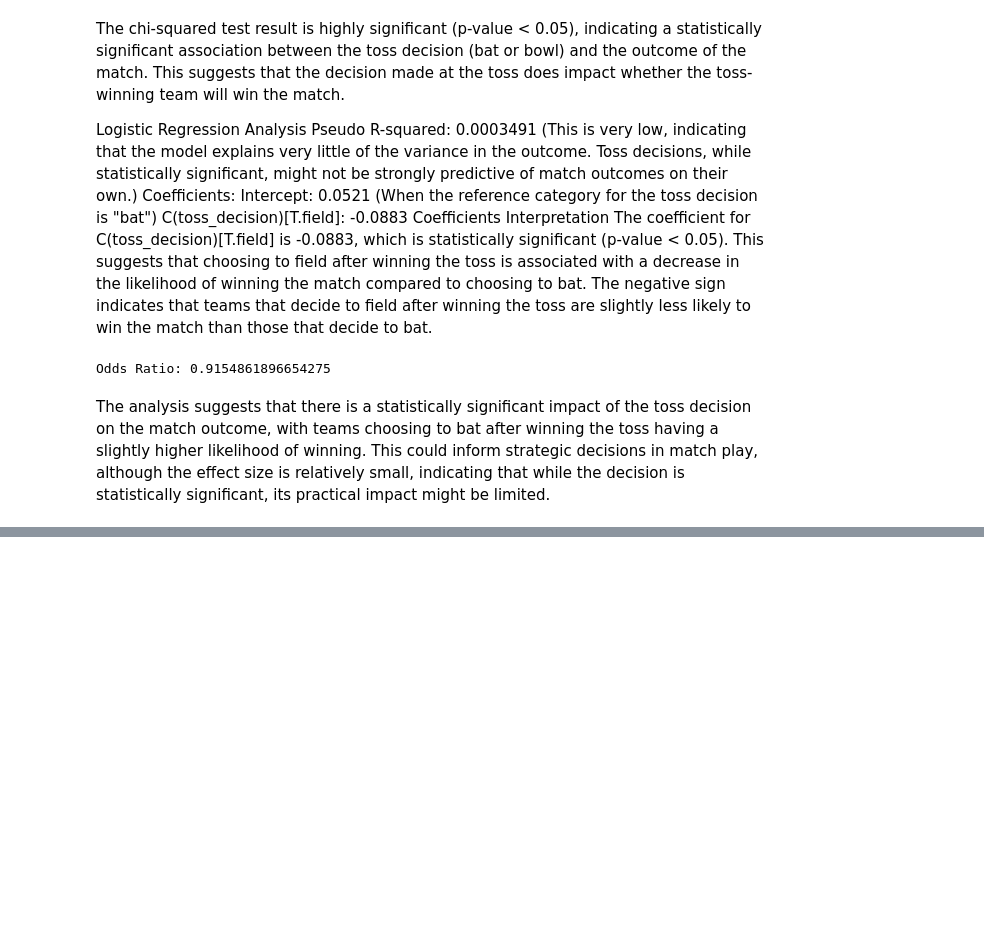
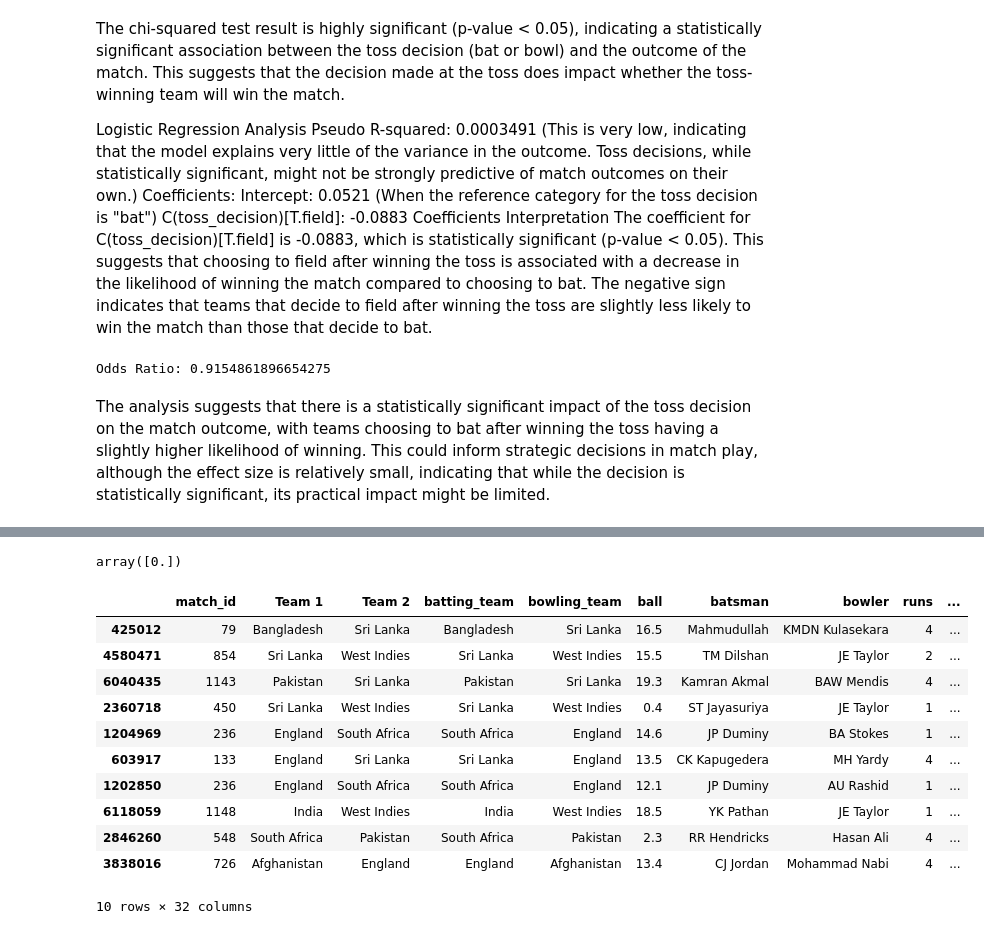
Before and after one commit to niiiiiiiiik/research_project, a Jupyter notebook: toss_assistant.ipynb, the cells around one changed output, grey strips where cells are left out. Saved outputs shown, nothing was run; the diff lists cells and outputs as text; code cells hidden in the pictures; blank space fills up the shorter version.

```diff
--- a/toss_assistant.ipynb
+++ b/toss_assistant.ipynb
@@ -195,10 +190,3 @@ combined_df = combined_df.loc[:,~combined_df.columns.duplicated()]
 cities = np.where(combined_df['city'].isnull(),combined_df['venue'].str.split().apply(lambda x:x[0]),combined_df['city'])
 # %%
 combined_df['city'] = cities
-# %%
-# Remove rows where 'match_winner' is missing
-initial_count = combined_df.shape[0]
-combined_df.dropna(subset=['match_winner'], inplace=True)
-final_count = combined_df.shape[0]
-
-print(f"Dropped {initial_count - final_count} rows due to missing match winners.")
@@ -493,0 +615,21 @@ The analysis suggests that there is a statistically significant impact of the to
+# %%
+combined_df['total_precip_mm'].unique()
+# %% [output]
+array([0.])
+# %%
+combined_df.drop(columns=['total_precip_mm'], inplace=True)
+# %%
+combined_df.sample(10)
+# %% [output]
+|  | match_id | Team 1 | Team 2 | batting_team | bowling_team | ball | batsman | bowler | runs | ... |
+| 425012 | 79 | Bangladesh | Sri Lanka | Bangladesh | Sri Lanka | 16.5 | Mahmudullah | KMDN Kulasekara | 4 | ... |
+| 4580471 | 854 | Sri Lanka | West Indies | Sri Lanka | West Indies | 15.5 | TM Dilshan | JE Taylor | 2 | ... |
+| 6040435 | 1143 | Pakistan | Sri Lanka | Pakistan | Sri Lanka | 19.3 | Kamran Akmal | BAW Mendis | 4 | ... |
+| 2360718 | 450 | Sri Lanka | West Indies | Sri Lanka | West Indies | 0.4 | ST Jayasuriya | JE Taylor | 1 | ... |
+| 1204969 | 236 | England | South Africa | South Africa | England | 14.6 | JP Duminy | BA Stokes | 1 | ... |
+| 603917 | 133 | England | Sri Lanka | Sri Lanka | England | 13.5 | CK Kapugedera | MH Yardy | 4 | ... |
+| 1202850 | 236 | England | South Africa | South Africa | England | 12.1 | JP Duminy | AU Rashid | 1 | ... |
+| 6118059 | 1148 | India | West Indies | India | West Indies | 18.5 | YK Pathan | JE Taylor | 1 | ... |
+| 2846260 | 548 | South Africa | Pakistan | South Africa | Pakistan | 2.3 | RR Hendricks | Hasan Ali | 4 | ... |
+| 3838016 | 726 | Afghanistan | England | England | Afghanistan | 13.4 | CJ Jordan | Mohammad Nabi | 4 | ... |
+10 rows × 32 columns
```
Also changed, not shown: parts of 14 cells of this notebook, 2 other files.
